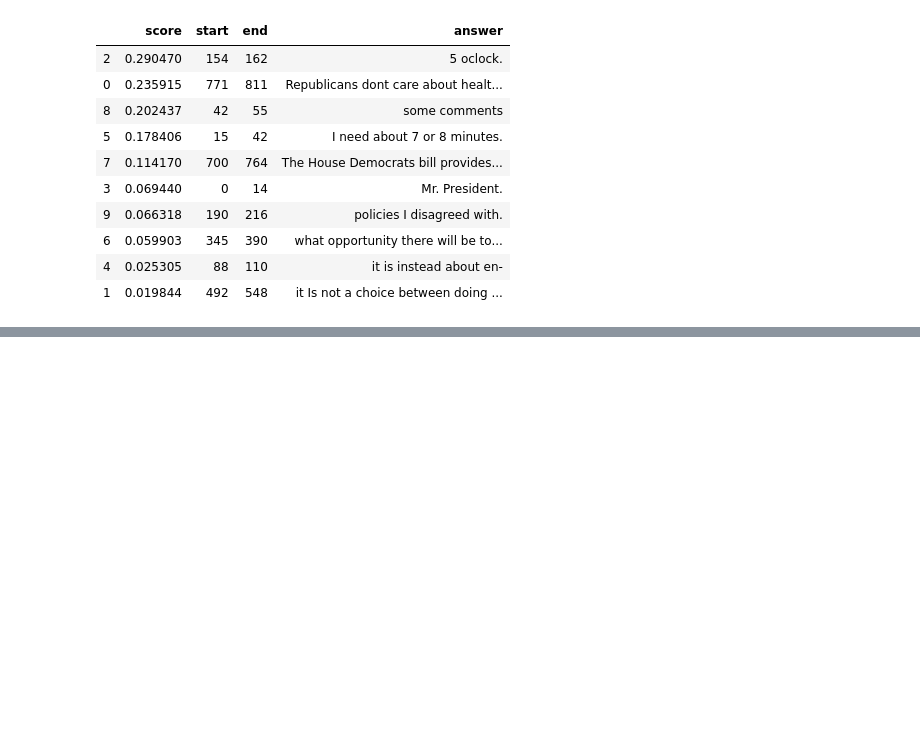
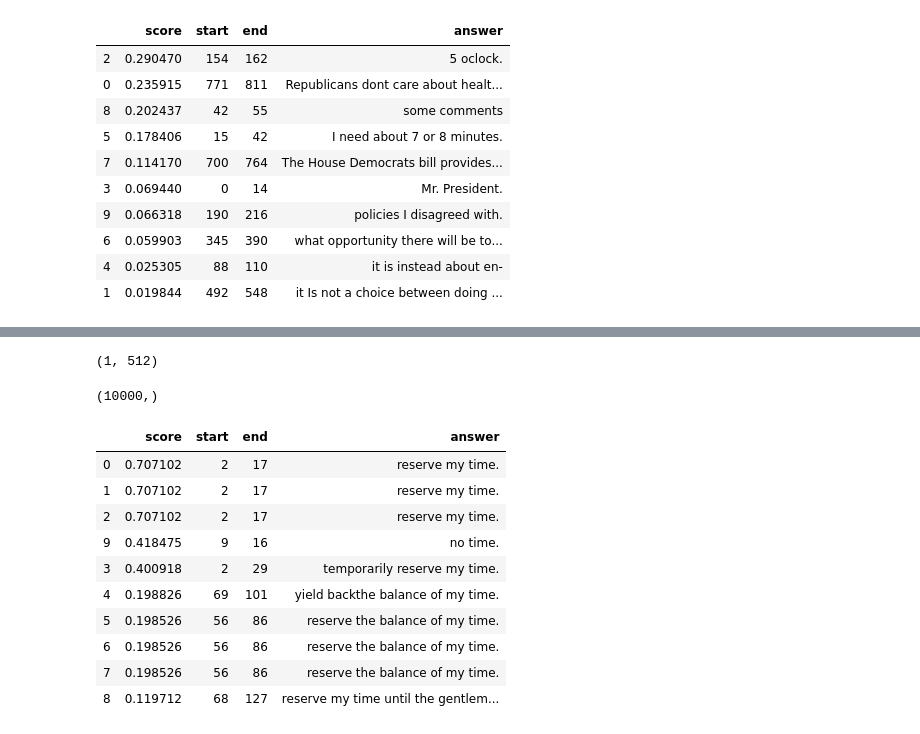
Before and after one commit to rostro36/Partisan-Responses, a Jupyter notebook: question_answering.ipynb, the cells around one changed output, grey strips where cells are left out. Cells and saved outputs as stored; diff of their text form; code cells hidden in the pictures; blank space fills up the shorter version.

```diff
--- a/question_answering.ipynb
+++ b/question_answering.ipynb
@@ -404,0 +411,39 @@ answer_df
+# %%
+query = embed(["What do Democrats believe about tax increases?"])
+# %%
+query.numpy().shape
+# %% [output]
+(1, 512)
+# %%
+scores = np.apply_along_axis(lambda x: cosine(x, query.numpy()), 1, embeded.numpy())
+results = (np.flip(np.argsort(scores, axis=0)))
+# %%
+results.shape
+# %% [output]
+(10000,)
+# %%
+THRESHOLD = 0.01
+candidate_idxs = [ (i, scores[i]) for i in results[0:10] ]
+contexts = [ (small_speeches[i],s) for (i,s) in candidate_idxs if s > THRESHOLD ]
+# %%
+question_df = pd.DataFrame.from_records([ {
+        'question': "What do Democrats believe about tax increases?",
+        'context':  ctx
+} for (ctx,s) in contexts ])
+
+preds = qa_pipeline(question_df.to_dict('records'))
+answer_df = pd.DataFrame.from_records(preds).sort_values(by="score", ascending=False)
+# %%
+answer_df
+# %% [output]
+|  | score | start | end | answer |
+| 0 | 0.707102 | 2 | 17 | reserve my time. |
+| 1 | 0.707102 | 2 | 17 | reserve my time. |
+| 2 | 0.707102 | 2 | 17 | reserve my time. |
+| 9 | 0.418475 | 9 | 16 | no time. |
+| 3 | 0.400918 | 2 | 29 | temporarily reserve my time. |
+| 4 | 0.198826 | 69 | 101 | yield backthe balance of my time. |
+| 5 | 0.198526 | 56 | 86 | reserve the balance of my time. |
+| 6 | 0.198526 | 56 | 86 | reserve the balance of my time. |
+| 7 | 0.198526 | 56 | 86 | reserve the balance of my time. |
+| 8 | 0.119712 | 68 | 127 | reserve my time until the gentlem... |
```
Also changed, not shown: parts of 8 cells of this notebook.
